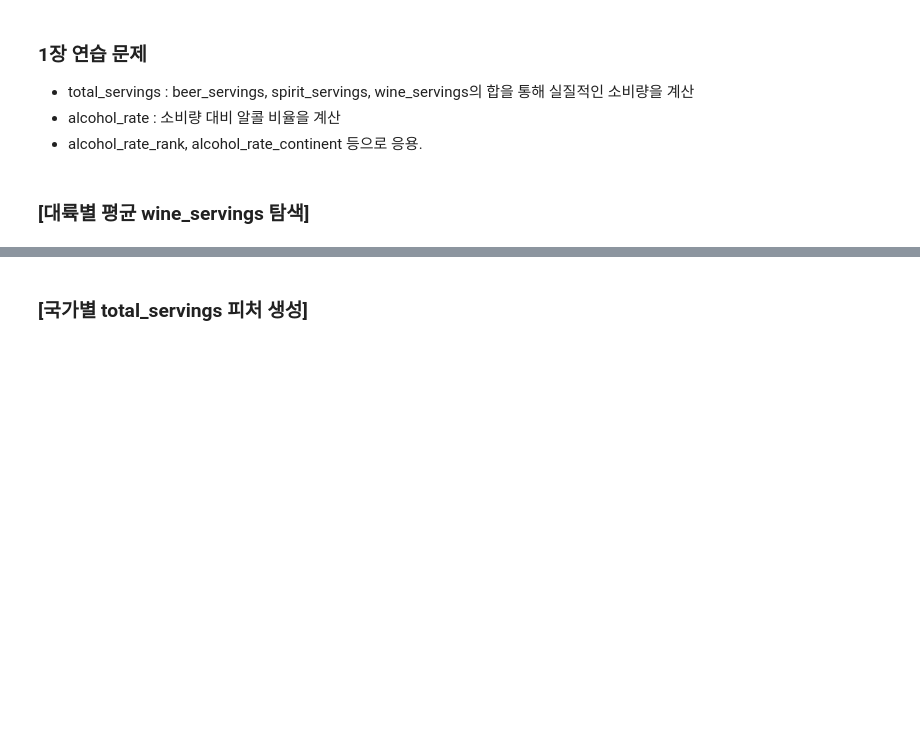
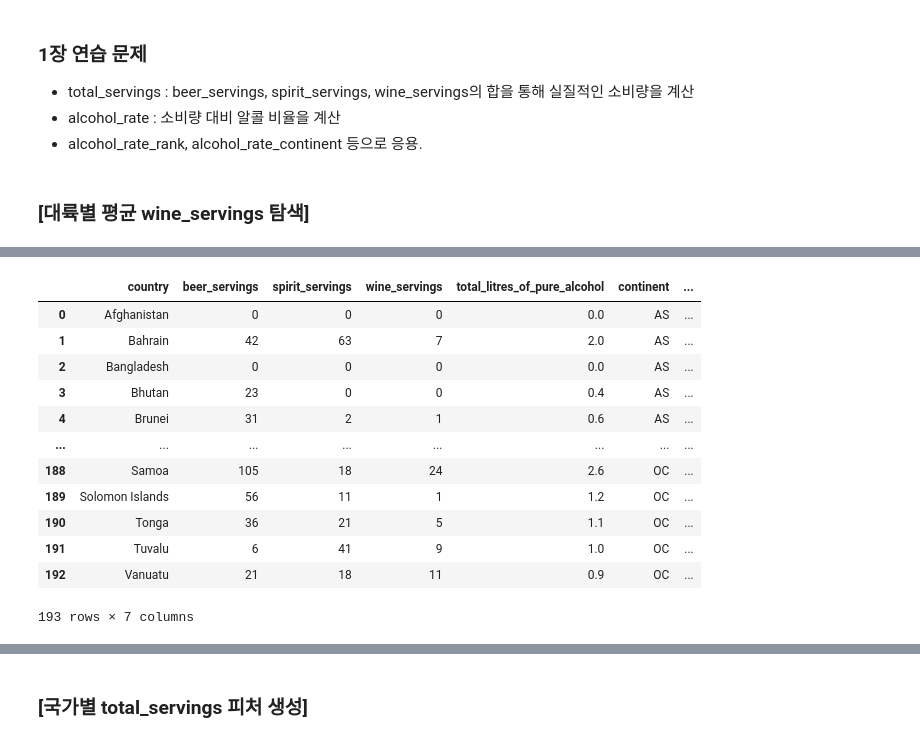
Before and after one commit to woodie38/learning_book, a Jupyter notebook: this_is_DA_with_Py/chapter1.ipynb, the cells around one changed output, grey strips where cells are left out. Saved outputs shown, nothing was run; the diff lists cells and outputs as text; code cells hidden in the pictures; blank space fills up the shorter version.

```diff
--- a/this_is_DA_with_Py/chapter1.ipynb
+++ b/this_is_DA_with_Py/chapter1.ipynb
@@ -705,0 +717,20 @@ drinks['continent'] = drinks['continent'].fillna('OT')
+# %%
+df = drinks.groupby('continent').mean()['wine_servings']
+df = df.to_frame().reset_index()
+df = df.rename(columns={'wine_servings': 'wine_servings_cont_avg'})
+drinks = pd.merge(drinks, df, on='continent', how='outer')
+drinks
+# %% [output]
+|  | country | beer_servings | spirit_servings | wine_servings | total_litres_of_pure_alcohol | continent | ... |
+| 0 | Afghanistan | 0 | 0 | 0 | 0.0 | AS | ... |
+| 1 | Bahrain | 42 | 63 | 7 | 2.0 | AS | ... |
+| 2 | Bangladesh | 0 | 0 | 0 | 0.0 | AS | ... |
+| 3 | Bhutan | 23 | 0 | 0 | 0.4 | AS | ... |
+| 4 | Brunei | 31 | 2 | 1 | 0.6 | AS | ... |
+| ... | ... | ... | ... | ... | ... | ... | ... |
+| 188 | Samoa | 105 | 18 | 24 | 2.6 | OC | ... |
+| 189 | Solomon Islands | 56 | 11 | 1 | 1.2 | OC | ... |
+| 190 | Tonga | 36 | 21 | 5 | 1.1 | OC | ... |
+| 191 | Tuvalu | 6 | 41 | 9 | 1.0 | OC | ... |
+| 192 | Vanuatu | 21 | 18 | 11 | 0.9 | OC | ... |
+193 rows × 7 columns
```
Also changed, not shown: parts of 23 cells of this notebook.
